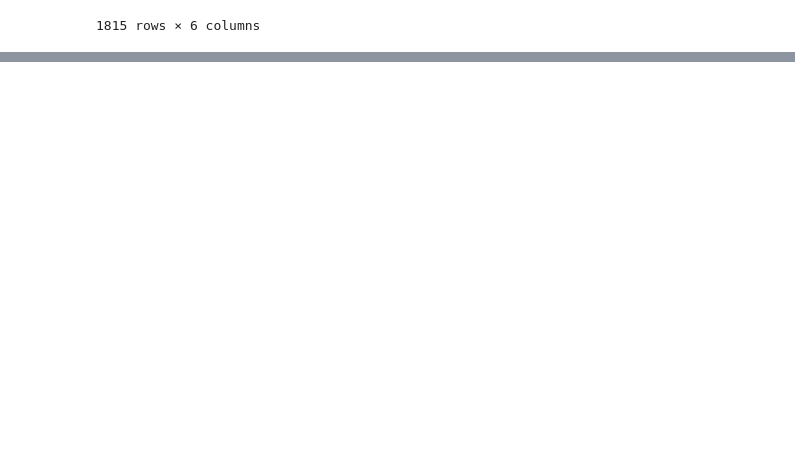
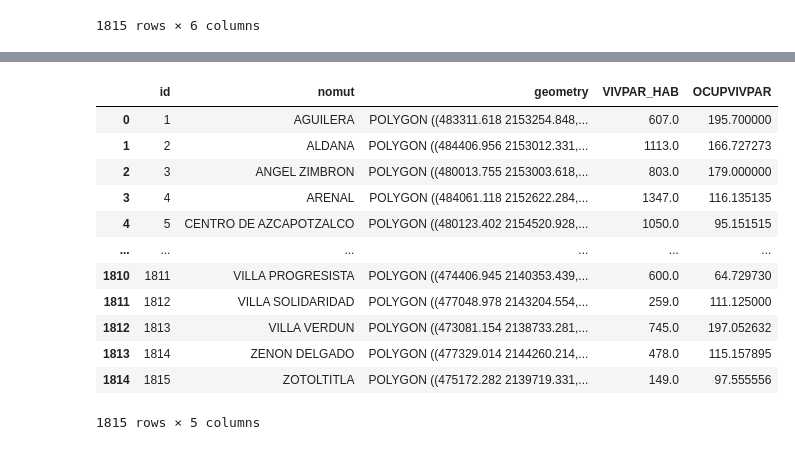
Before and after one commit to CentroGeo/pyLandUseMX, a Jupyter notebook: nbs/api/01_coberturas.ipynb, the cells around one changed output, grey strips where cells are left out. Saved outputs shown, nothing was run; the diff lists cells and outputs as text; code cells hidden in the pictures; blank space fills up the shorter version.

Commit message:
Método agrega_manzanas para clase Poligonos.

```diff
--- a/nbs/api/01_coberturas.ipynb
+++ b/nbs/api/01_coberturas.ipynb
@@ -672,3 +696,21 @@ agregado.datos
+# %%
+agregado_censo = poligonos.agrega_manzanas(manzanas, {'VIVPAR_HAB': 'sum',
+                                                     'OCUPVIVPAR': 'mean'})
+agregado_censo.datos
+# %% [output]
+|  | id | nomut | geometry | VIVPAR_HAB | OCUPVIVPAR |
+| 0 | 1 | AGUILERA | POLYGON ((483311.618 2153254.848,... | 607.0 | 195.700000 |
+| 1 | 2 | ALDANA | POLYGON ((484406.956 2153012.331,... | 1113.0 | 166.727273 |
+| 2 | 3 | ANGEL ZIMBRON | POLYGON ((480013.755 2153003.618,... | 803.0 | 179.000000 |
+| 3 | 4 | ARENAL | POLYGON ((484061.118 2152622.284,... | 1347.0 | 116.135135 |
+| 4 | 5 | CENTRO DE AZCAPOTZALCO | POLYGON ((480123.402 2154520.928,... | 1050.0 | 95.151515 |
+| ... | ... | ... | ... | ... | ... |
+| 1810 | 1811 | VILLA PROGRESISTA | POLYGON ((474406.945 2140353.439,... | 600.0 | 64.729730 |
+| 1811 | 1812 | VILLA SOLIDARIDAD | POLYGON ((477048.978 2143204.554,... | 259.0 | 111.125000 |
+| 1812 | 1813 | VILLA VERDUN | POLYGON ((473081.154 2138733.281,... | 745.0 | 197.052632 |
+| 1813 | 1814 | ZENON DELGADO | POLYGON ((477329.014 2144260.214,... | 478.0 | 115.157895 |
+| 1814 | 1815 | ZOTOLTITLA | POLYGON ((475172.282 2139719.331,... | 149.0 | 97.555556 |
+1815 rows × 5 columns
 # %%
 #| hide
 import nbdev; nbdev.nbdev_export()
```
Also changed, not shown: parts of 6 cells of this notebook, 3 other files.
